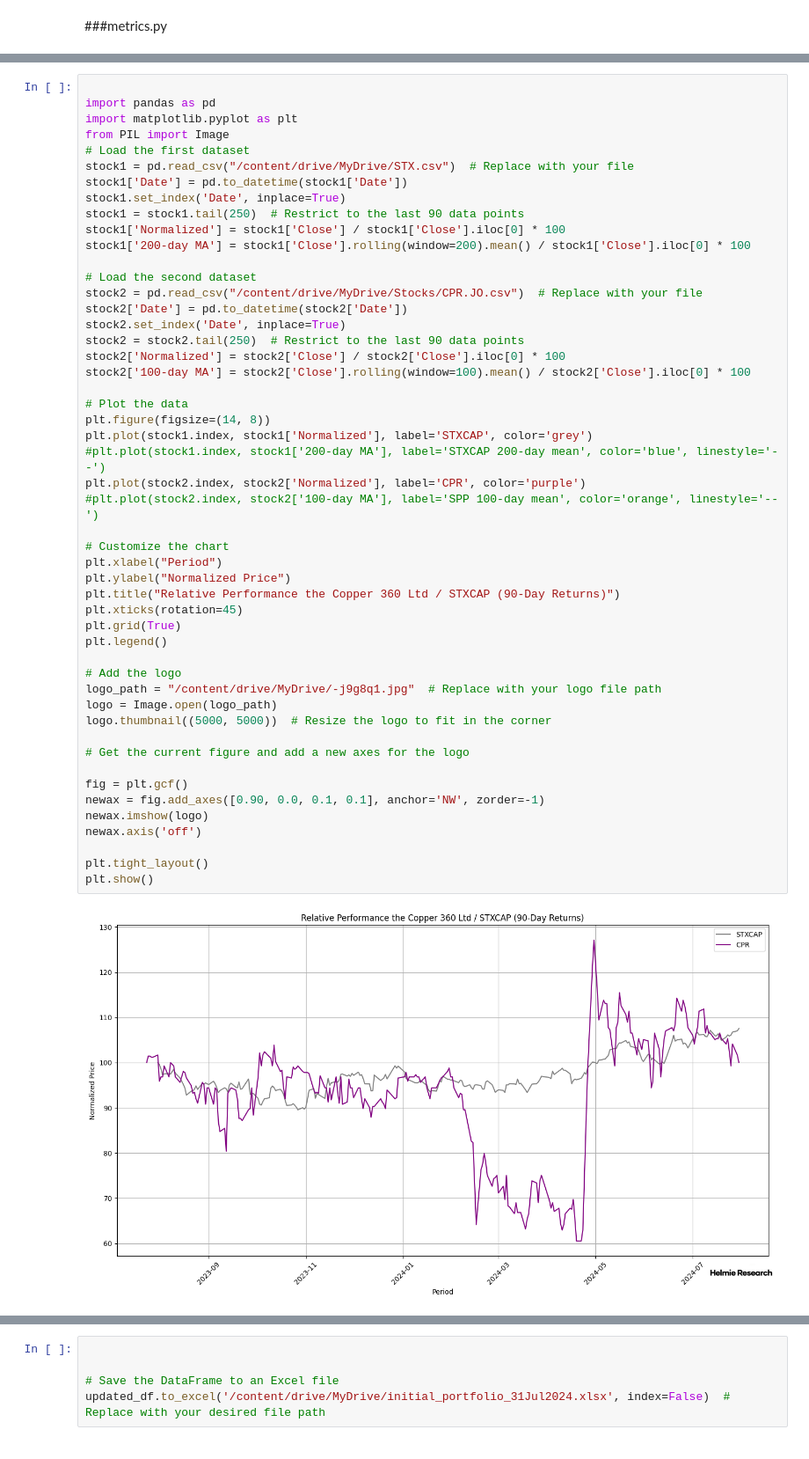
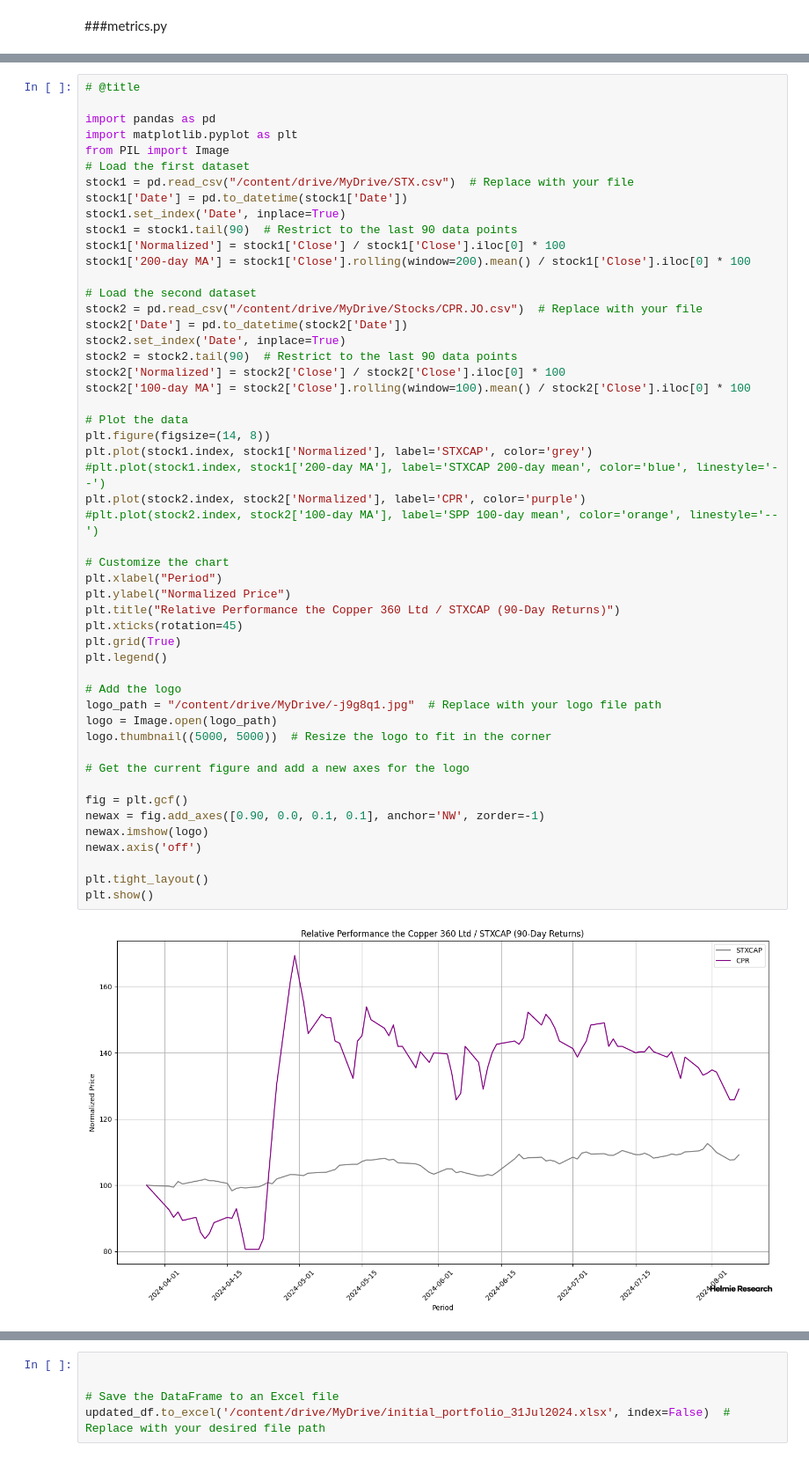
Before and after one commit to HelmieAnalytics/xardata, a Jupyter notebook: XarData_v2_0_2_ranker.ipynb, the cells around one changed output, grey strips where cells are left out. Shown at 88% size. Saved outputs shown, nothing was run; the diff lists cells and outputs as text.

```diff
--- a/XarData_v2_0_2_ranker.ipynb
+++ b/XarData_v2_0_2_ranker.ipynb
@@ -943,4 +947,5 @@ DataFrame saved as 'Top10holdings.jpg'
 # %%
+# @title
 
 import pandas as pd
 import matplotlib.pyplot as plt
@@ -949,7 +954,7 @@ from PIL import Image
 stock1 = pd.read_csv("/content/drive/MyDrive/STX.csv")  # Replace with your file
 stock1['Date'] = pd.to_datetime(stock1['Date'])
 stock1.set_index('Date', inplace=True)
-stock1 = stock1.tail(250)  # Restrict to the last 90 data points
+stock1 = stock1.tail(90)  # Restrict to the last 90 data points
 stock1['Normalized'] = stock1['Close'] / stock1['Close'].iloc[0] * 100
 stock1['200-day MA'] = stock1['Close'].rolling(window=200).mean() / stock1['Close'].iloc[0] * 100
 
@@ -957,41 +962,41 @@ stock1['200-day MA'] = stock1['Close'].rolling(window=200).mean() / stock1['Clos
 stock2 = pd.read_csv("/content/drive/MyDrive/Stocks/CPR.JO.csv")  # Replace with your file
 stock2['Date'] = pd.to_datetime(stock2['Date'])
 stock2.set_index('Date', inplace=True)
-stock2 = stock2.tail(250)  # Restrict to the last 90 data points
+stock2 = stock2.tail(90)  # Restrict to the last 90 data points
 stock2['Normalized'] = stock2['Close'] / stock2['Close'].iloc[0] * 100
 stock2['100-day MA'] = stock2['Close'].rolling(window=100).mean() / stock2['Close'].iloc[0] * 100
 
 # Plot the data
 plt.figure(figsize=(14, 8))
 plt.plot(stock1.index, stock1['Normalized'], label='STXCAP', color='grey')
 #plt.plot(stock1.index, stock1['200-day MA'], label='STXCAP 200-day mean', color='blue', linestyle='--')
 plt.plot(stock2.index, stock2['Normalized'], label='CPR', color='purple')
 #plt.plot(stock2.index, stock2['100-day MA'], label='SPP 100-day mean', color='orange', linestyle='--')
 
 # Customize the chart
 plt.xlabel("Period")
 plt.ylabel("Normalized Price")
 plt.title("Relative Performance the Copper 360 Ltd / STXCAP (90-Day Returns)")
 plt.xticks(rotation=45)
 plt.grid(True)
 plt.legend()
 
 # Add the logo
 logo_path = "/content/drive/MyDrive/-j9g8q1.jpg"  # Replace with your logo file path
 logo = Image.open(logo_path)
 logo.thumbnail((5000, 5000))  # Resize the logo to fit in the corner
 
 # Get the current figure and add a new axes for the logo
 
 fig = plt.gcf()
 newax = fig.add_axes([0.90, 0.0, 0.1, 0.1], anchor='NW', zorder=-1)
 newax.imshow(logo)
 newax.axis('off')
 
 plt.tight_layout()
 plt.show()
 # %% [output]
-[figure, old version]
+[figure, new version]
 # %%
 print (updated_df['weight'].sum())
 print (updated_df['units'].sum())
```
Also changed, not shown: parts of 21 cells of this notebook.
